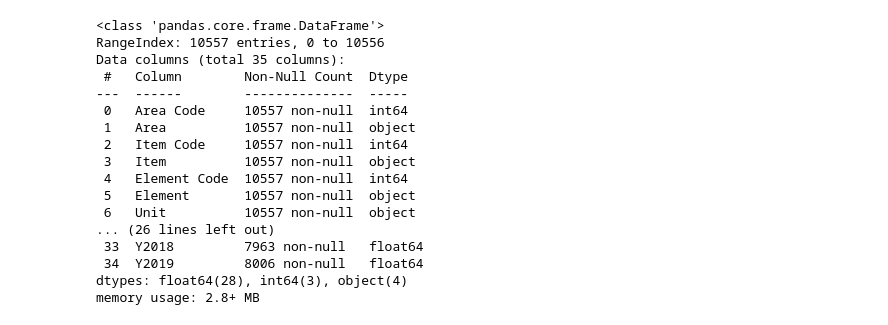
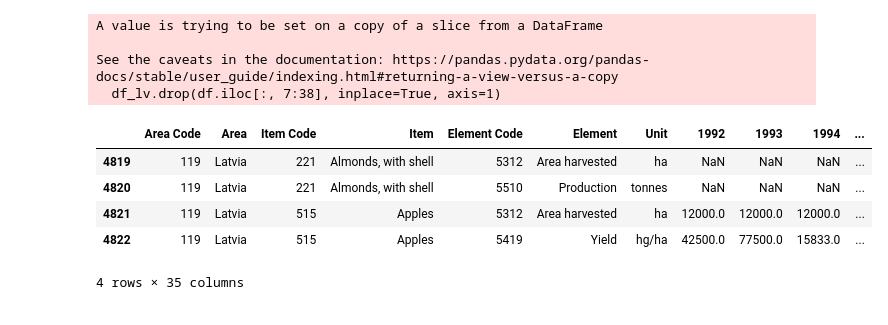
Before and after one commit to dekristi/Tech_Test, a Jupyter notebook: SGT_Project.ipynb, the cells around one changed output. Drawn from its saved outputs; the diff is of its cells as text; code cells hidden in the pictures.

```diff
--- a/SGT_Project.ipynb
+++ b/SGT_Project.ipynb
@@ -77,26 +211,18 @@ memory usage: 5.3+ MB
 
 df_lv = df.loc[df['Area'] =='Latvia']
 # %%
-#Deleting empty years (Y1961-Y1991) as Latvia was part of PSRS
+#Deleting empty years (Y1961-Y1991) as Latvia was a part of USSR
 
 df_lv.drop(df.iloc[:, 7:38], inplace=True, axis=1)
+df_lv.head(4)
+# %% [output]
+A value is trying to be set on a copy of a slice from a DataFrame
+
+See the caveats in the documentation: https://pandas.pydata.org/pandas-docs/stable/user_guide/indexing.html#returning-a-view-versus-a-copy
+  df_lv.drop(df.iloc[:, 7:38], inplace=True, axis=1)
+|  | Area Code | Area | Item Code | Item | Element Code | Element | Unit | 1992 | 1993 | 1994 | ... |
+| 4819 | 119 | Latvia | 221 | Almonds, with shell | 5312 | Area harvested | ha | NaN | NaN | NaN | ... |
+| 4820 | 119 | Latvia | 221 | Almonds, with shell | 5510 | Production | tonnes | NaN | NaN | NaN | ... |
+| 4821 | 119 | Latvia | 515 | Apples | 5312 | Area harvested | ha | 12000.0 | 12000.0 | 12000.0 | ... |
+| 4822 | 119 | Latvia | 515 | Apples | 5419 | Yield | hg/ha | 42500.0 | 77500.0 | 15833.0 | ... |
+4 rows × 35 columns
-# %%
-df_lv.info()
-# %% [output]
-<class 'pandas.core.frame.DataFrame'>
-RangeIndex: 10557 entries, 0 to 10556
-Data columns (total 35 columns):
- #   Column        Non-Null Count  Dtype
----  ------        --------------  -----
- 0   Area Code     10557 non-null  int64
- 1   Area          10557 non-null  object
- 2   Item Code     10557 non-null  int64
- 3   Item          10557 non-null  object
- 4   Element Code  10557 non-null  int64
- 5   Element       10557 non-null  object
- 6   Unit          10557 non-null  object
-... (26 lines left out)
- 33  Y2018         7963 non-null   float64
- 34  Y2019         8006 non-null   float64
-dtypes: float64(28), int64(3), object(4)
-memory usage: 2.8+ MB
```
Also changed, not shown: parts of 38 cells of this notebook, 2 other files.
